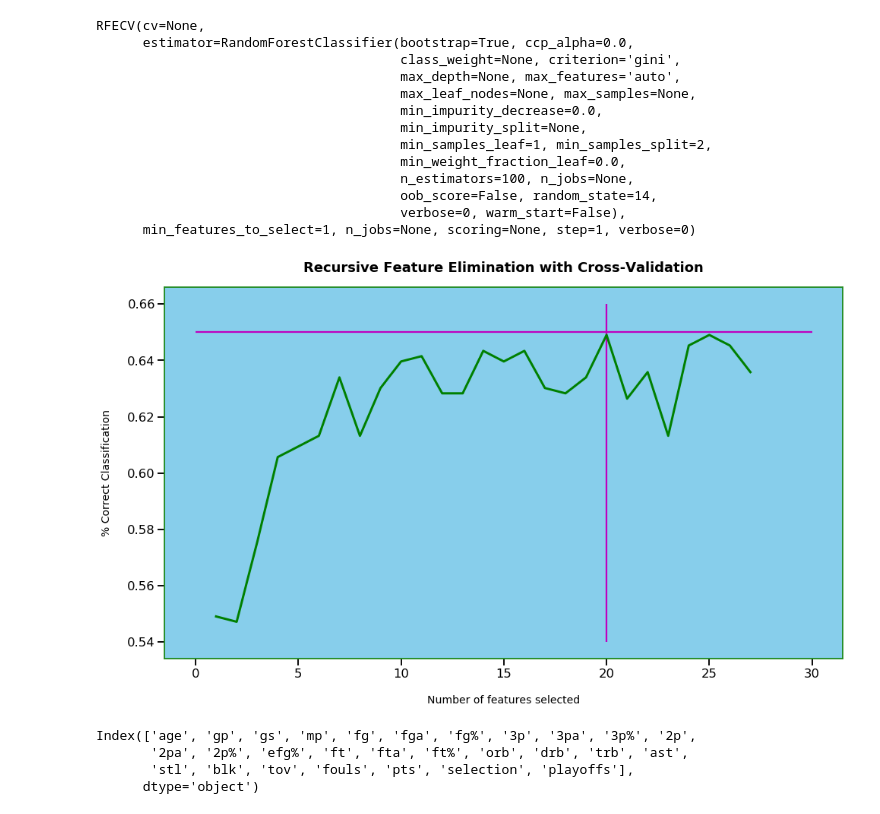
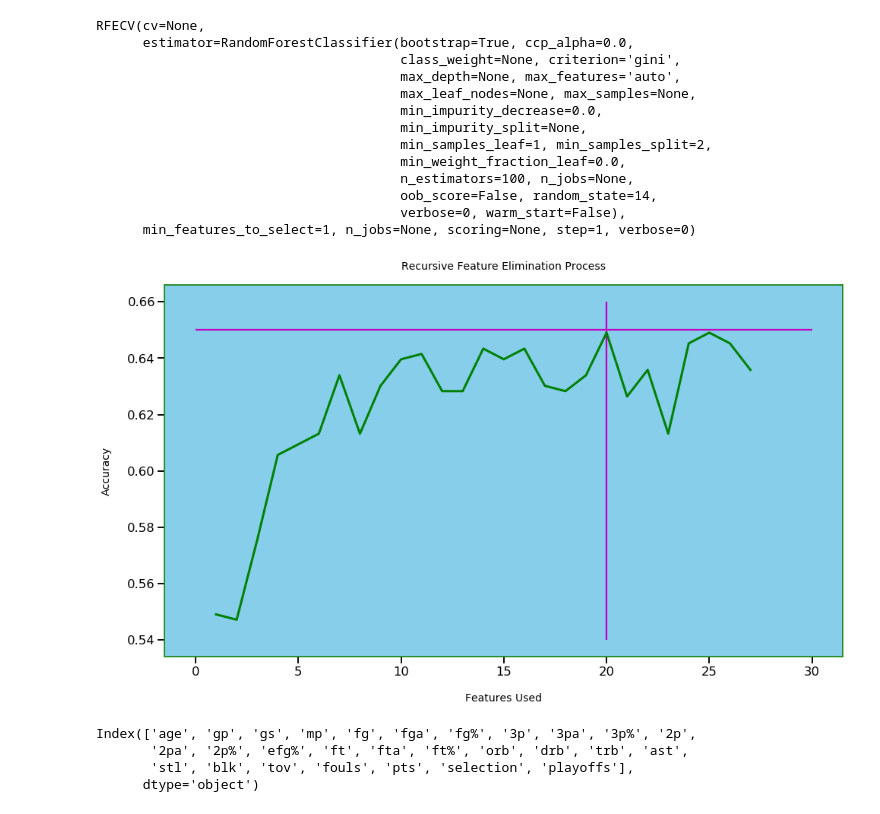
Before and after one commit to ArielJosephCohen/postseason_prediction, a Jupyter notebook: player_stats.ipynb, the cells around one changed output. Drawn from its saved outputs; the diff is of its cells as text; code cells hidden in the pictures.

```diff
--- a/player_stats.ipynb
+++ b/player_stats.ipynb
@@ -196,8 +196,3 @@ df[df.pos=='PF-C']
 |  | name | pos | age | team | gp | gs | mp | fg | fga | fg% | ... | ... |
 | 21281 | Jason Smith | PF-C | 32 | NOP | 20 | 1.0 | 9.5 | 1.1 | 3.0 | 0.356 | ... | ... |
 1 rows × 33 columns
-# %%
-# get rid of those values
-for i in range(len(df)):
-    if df.pos.iloc[i]=='PF-C':
-        df.pos.iloc[i]='C'
@@ -210,3 +199,16 @@ df[df.pos=='PF-C']
+# %%
+# replace weird values
+for i in range(len(df)):
+    if df.pos.iloc[i][0]=='C':
+        df.pos.iloc[i]='C'
+    elif df.pos.iloc[i][0:2] == 'PF':
+        df.pos.iloc[i]='PF'
+    elif df.pos.iloc[i][0:2] == 'SF':
+        df.pos.iloc[i]='SF'
+    elif df.pos.iloc[i][0:2] == 'SG':
+        df.pos.iloc[i]='SG'
+    else:
+        df.pos.iloc[i]='PG'
 # %%
 # categorical data
 df.select_dtypes(include='O')
@@ -450,18 +611,18 @@ RFECV(cv=None,
 # %%
 # a visual
 with sns.plotting_context('talk'):
     with sns.axes_style({'axes.facecolor':'skyblue','axes.edgecolor':'forestgreen'}):
         plt.figure(figsize=(16, 9))
-        plt.title('Recursive Feature Elimination with Cross-Validation', fontsize=18, fontweight='bold', pad=20)
-        plt.xlabel('Number of features selected', fontsize=14, labelpad=20)
-        plt.ylabel('% Correct Classification', fontsize=14, labelpad=20)
+        plt.title('Recursive Feature Elimination Process', fontsize=14, pad=20)
+        plt.xlabel('Features Used', fontsize=14, labelpad=20)
+        plt.ylabel('Accuracy', fontsize=14, labelpad=20)
         plt.plot(range(1, len(rfecv.grid_scores_) + 1), rfecv.grid_scores_, color='green', linewidth=3)
         plt.vlines(20,ymax=0.54,ymin=0.66,colors='m')
         plt.hlines(0.65,xmax=30,xmin=0,colors='m')
 
         plt.show()
 # %% [output]
-[figure, old version]
+[figure, new version]
 # %%
 # fit RFE
 rfe=RFECV(rf,min_features_to_select=20)
```
Also changed, not shown: parts of 15 cells of this notebook, 2 other files.
